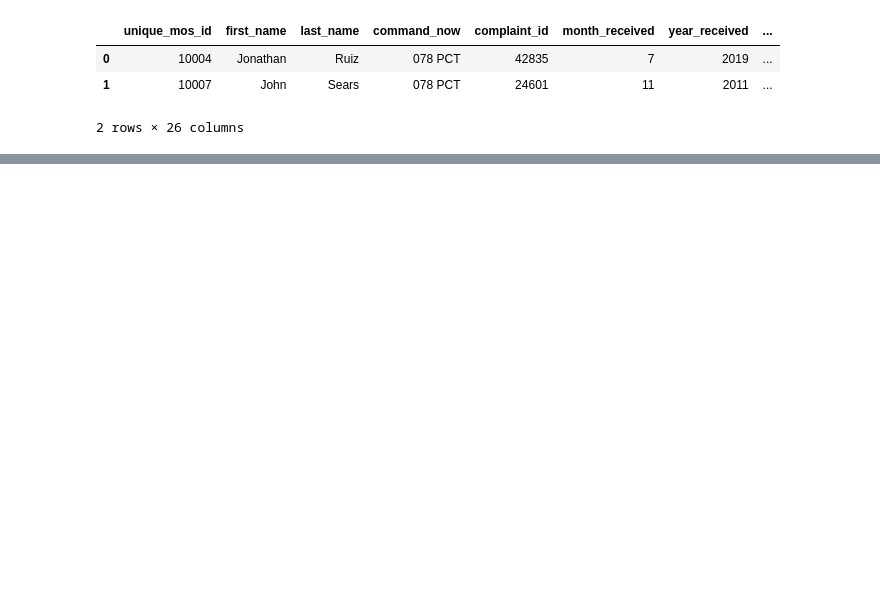
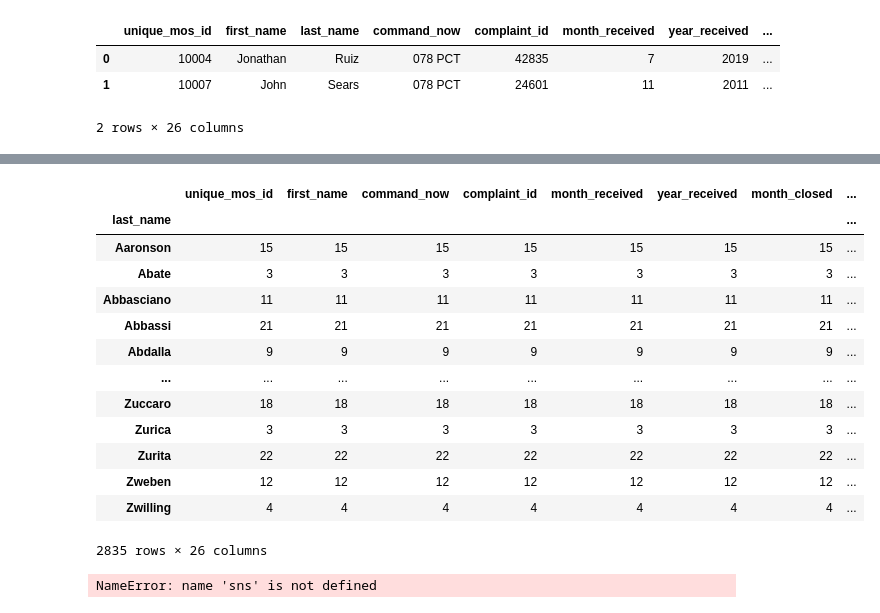
Before and after one commit to ab-89-ab/ownrepo, a Jupyter notebook: group_project.ipynb, the cells around one changed output, grey strips where cells are left out. Drawn from its saved outputs; the diff is of its cells as text; code cells hidden in the pictures; blank space fills up the shorter version.

```diff
--- a/group_project.ipynb
+++ b/group_project.ipynb
@@ -53,0 +126,22 @@ Index(['Average', 'Unnamed: 1', 'Unnamed: 2', 'Unnamed: 3', 'Unnamed: 4',
+# %%
+offence_type=df.groupby('last_name').count()
+offence_type
+# %% [output]
+|  | unique_mos_id | first_name | command_now | complaint_id | month_received | year_received | month_closed | ... |
+| last_name |  |  |  |  |  |  |  | ... |
+| Aaronson | 15 | 15 | 15 | 15 | 15 | 15 | 15 | ... |
+| Abate | 3 | 3 | 3 | 3 | 3 | 3 | 3 | ... |
+| Abbasciano | 11 | 11 | 11 | 11 | 11 | 11 | 11 | ... |
+| Abbassi | 21 | 21 | 21 | 21 | 21 | 21 | 21 | ... |
+| Abdalla | 9 | 9 | 9 | 9 | 9 | 9 | 9 | ... |
+| ... | ... | ... | ... | ... | ... | ... | ... | ... |
+| Zuccaro | 18 | 18 | 18 | 18 | 18 | 18 | 18 | ... |
+| Zurica | 3 | 3 | 3 | 3 | 3 | 3 | 3 | ... |
+| Zurita | 22 | 22 | 22 | 22 | 22 | 22 | 22 | ... |
+| Zweben | 12 | 12 | 12 | 12 | 12 | 12 | 12 | ... |
+| Zwilling | 4 | 4 | 4 | 4 | 4 | 4 | 4 | ... |
+2835 rows × 26 columns
+# %%
+ax = sns.barplot(x="outcome_description", orient = 'h', data=df)
+# %% [output]
+NameError: name 'sns' is not defined
```
Also changed, not shown: parts of 15 cells of this notebook, 2 other files.
